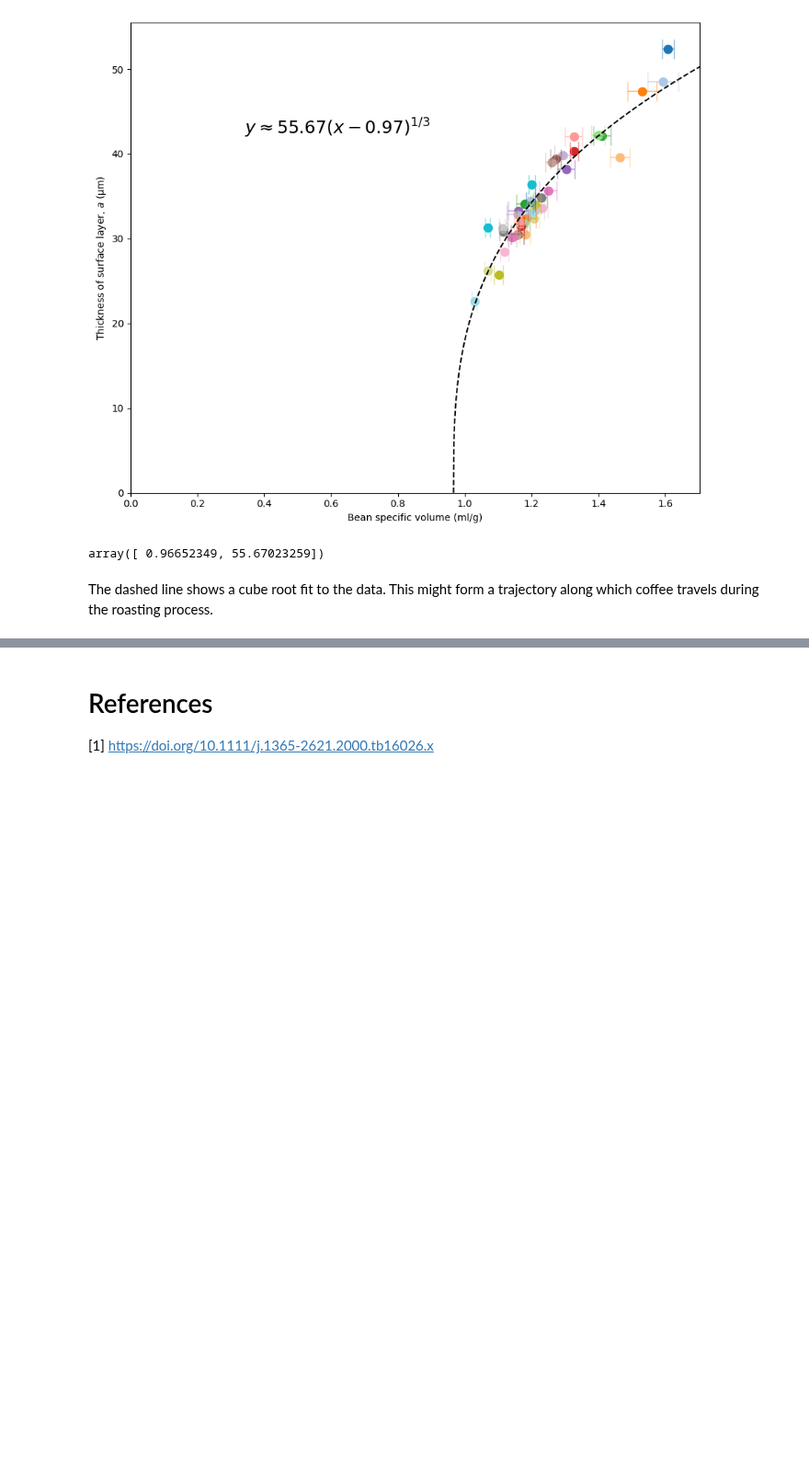
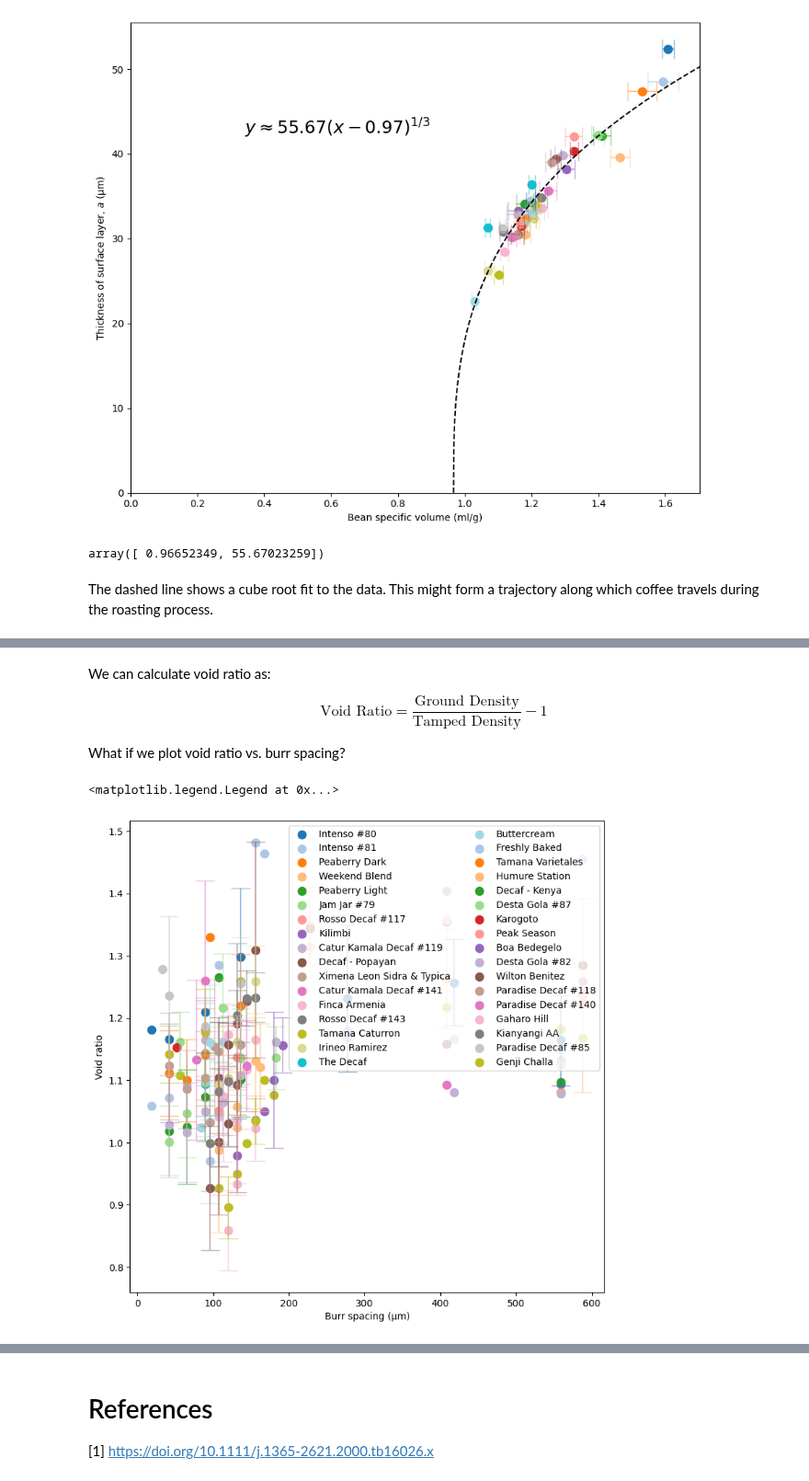
Before and after one commit to quantitativecafe/blog, a Jupyter notebook: gas-pycnometry-3/analysis.ipynb, the cells around one changed output, grey strips where cells are left out. Shown at 92% size. Drawn from its saved outputs; the diff is of its cells as text; code cells hidden in the pictures; blank space fills up the shorter version.

```diff
--- a/gas-pycnometry-3/analysis.ipynb
+++ b/gas-pycnometry-3/analysis.ipynb
@@ -1390,0 +1522,65 @@ The dashed line shows a cube root fit to the data. This might form a trajectory
+# %% [markdown]
+We can calculate void ratio as:
+
+$$
+\text{Void Ratio} = \frac{\text{Ground Density}}{\text{Tamped Density}} - 1
+$$
+
+What if we plot void ratio vs. burr spacing?
+# %%
+# Create the figure
+fig, ax = plt.subplots(figsize=(9,9))
+fig.patch.set_facecolor('white')
+
+for i, (bag_id, label, _) in enumerate(bag_info_with_tamp):
+    # Get samples for this bag
+    samples_this_bag = samples[samples.bag_id == bag_id]
+
+    # Separate into beans and ground coffee
+    has_grind_setting = ~samples_this_bag.grind_setting.isna()
+
+    # Get depths for this bag
+    depths_this_bag = depths[depths.bag_id == bag_id]
+
+    for burr_spacing in depths_this_bag.burr_spacing.unique():
+        # Get depth measurements
+        depths_this_grind = depths_this_bag[depths_this_bag.burr_spacing == burr_spacing]
+
+        # Get ground trials
+        ground_samples = samples_this_bag[has_grind_setting & (samples_this_bag.burr_spacing == burr_spacing)]
+        ground_trials = trials[[s in ground_samples.index for s in trials.sample_id]]
+
+        if not depths_this_grind.empty and not ground_trials.empty:
+            # Get ground densities
+            ground_densities = ground_trials.density
+
+            # Calculate tamped densities
+            volumes = depths_this_grind.apply(get_volume, axis=1)
+            tamped_densities = depths_this_grind.weight_in_basket / volumes
+
+            # Calculate plot values
+            ys = ground_densities.mean() / tamped_densities.mean() - 1
+            yerrs = np.sqrt((ground_densities.std() / tamped_densities.mean())**2 +
+                            (ground_densities.mean() / tamped_densities.mean()**2 * tamped_densities.std())**2) * 1.96
+
+            # Plot
+            if len(ground_densities) > 1 and len(tamped_densities) > 1:
+                ax.errorbar(burr_spacing, ys, yerr=yerrs, fmt='none', capsize=10, color=bag_colors[i], alpha=0.5)
+            ax.scatter(burr_spacing, ys, color=bag_colors[i], label=label, s=75)
+
+            # Reset label
+            label = None
+
+# Get plot limits
+xlim = ax.get_xlim()
+ylim = ax.get_ylim()
+
+# Set axis labels
+ax.set_xlabel('Burr spacing (µm)')
+ax.set_ylabel('Void ratio')
+
+# Draw legend
+plt.legend(loc='upper right', ncol=2)
+# %% [output]
+<matplotlib.legend.Legend at 0x...>
+[figure, added]
```
Also changed, not shown: parts of 11 cells of this notebook.
